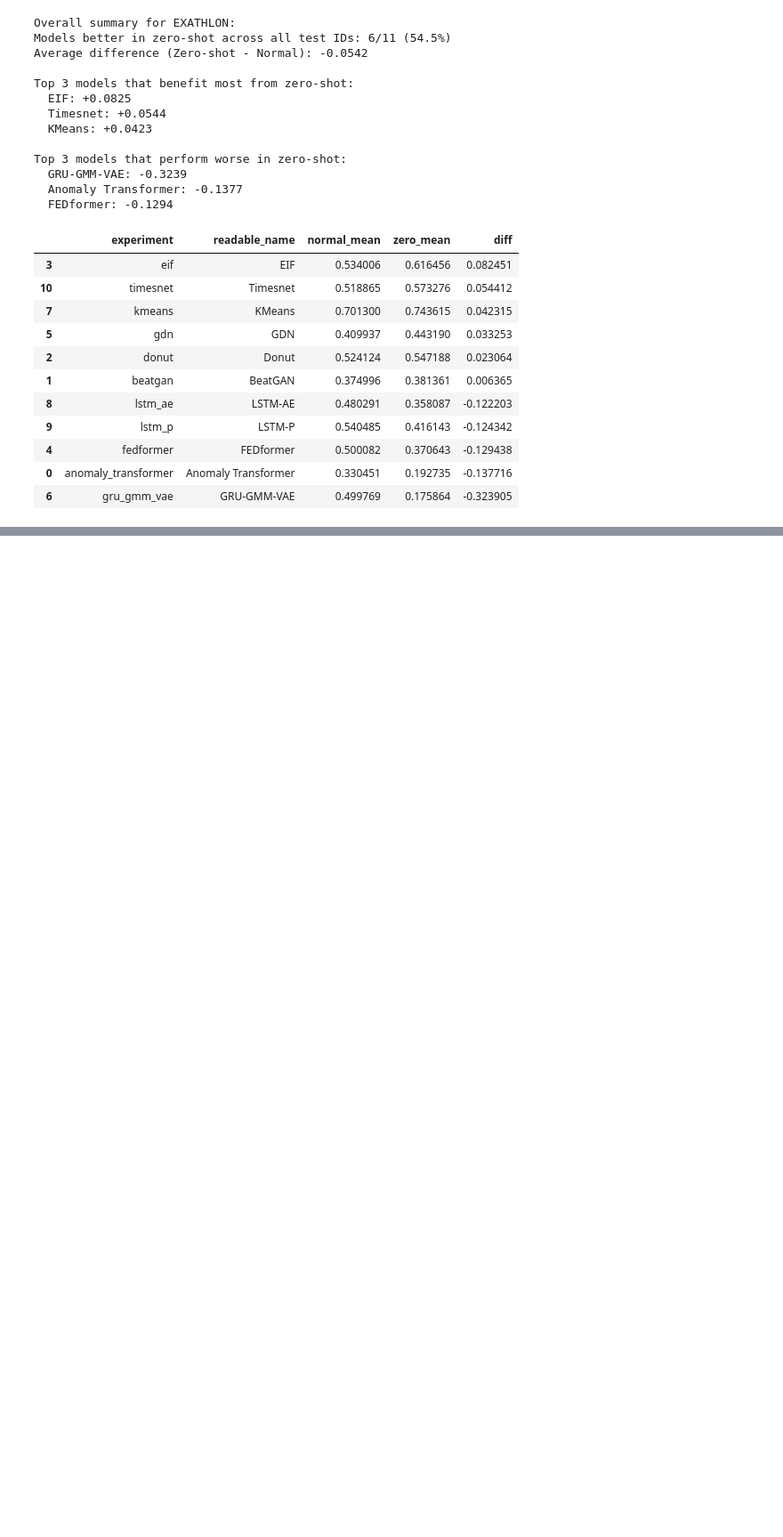
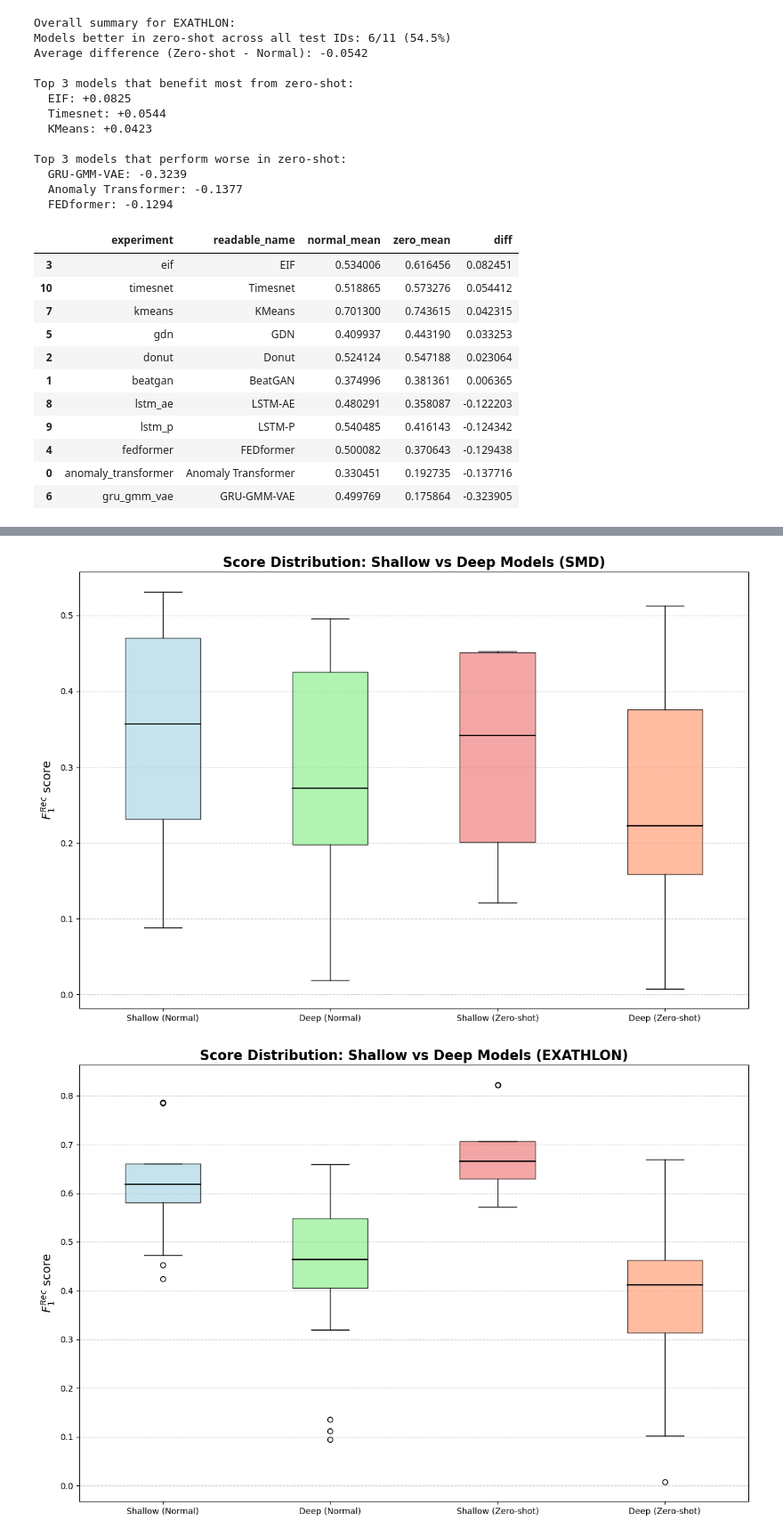
Before and after one commit to batman-nair/zeroMTSAD, a Jupyter notebook: analysis.ipynb, the cells around one changed output, grey strips where cells are left out. Shown at 89% size. Cells and saved outputs as stored; diff of their text form; code cells hidden in the pictures; blank space fills up the shorter version.

```diff
--- a/analysis.ipynb
+++ b/analysis.ipynb
@@ -2010,0 +1959,7 @@ Top 3 models that perform worse in zero-shot:
+# %%
+# Plot score distributions for Shallow vs Deep methods
+plot_score_distribution_by_method_type_and_approach(df, 'smd', [25, 26])
+plot_score_distribution_by_method_type_and_approach(df, 'exathlon', [5, 6])
+# %% [output]
+[figure, added]
+[figure, added]
```
Also changed, not shown: parts of 17 cells of this notebook.
